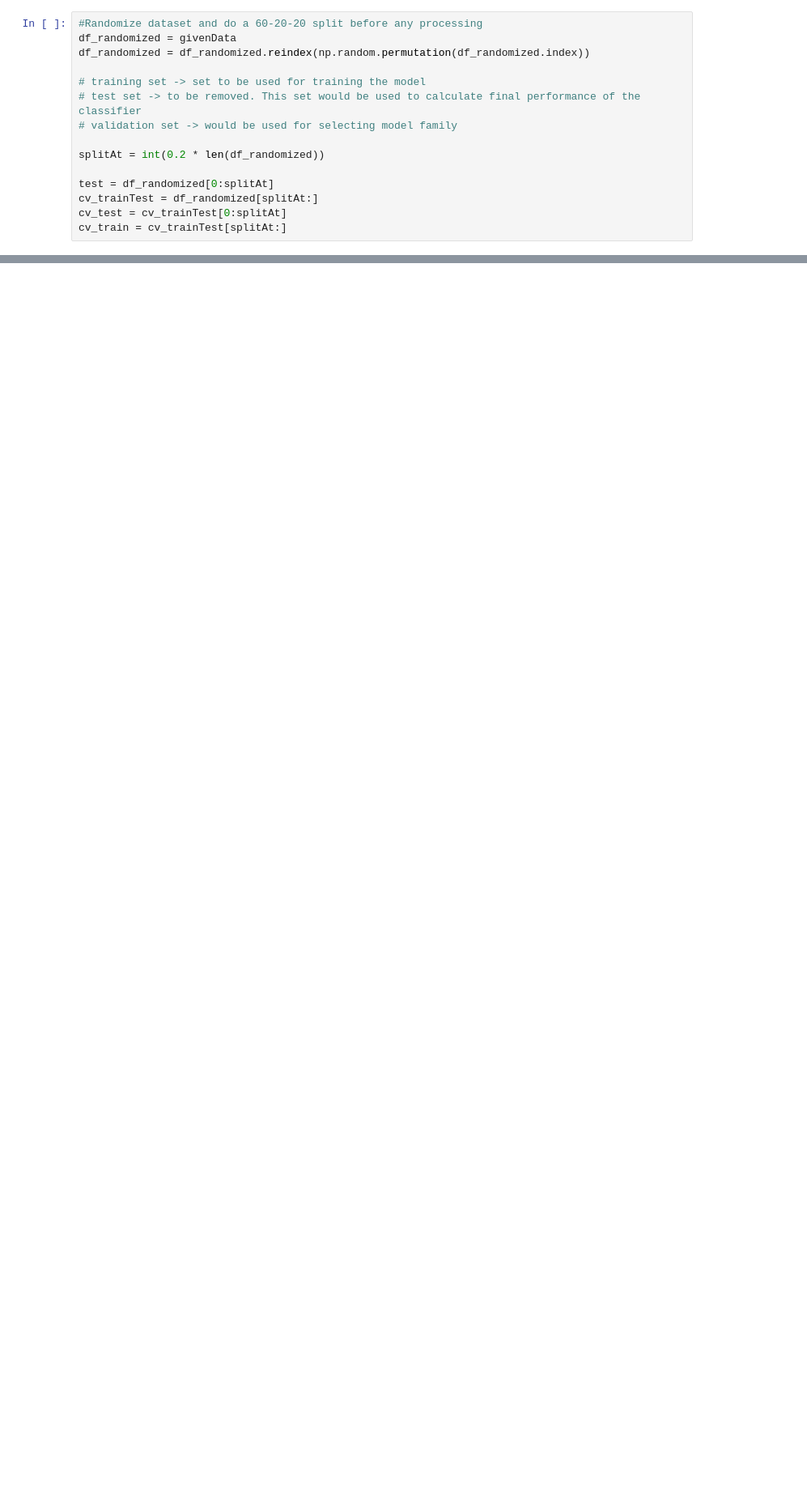
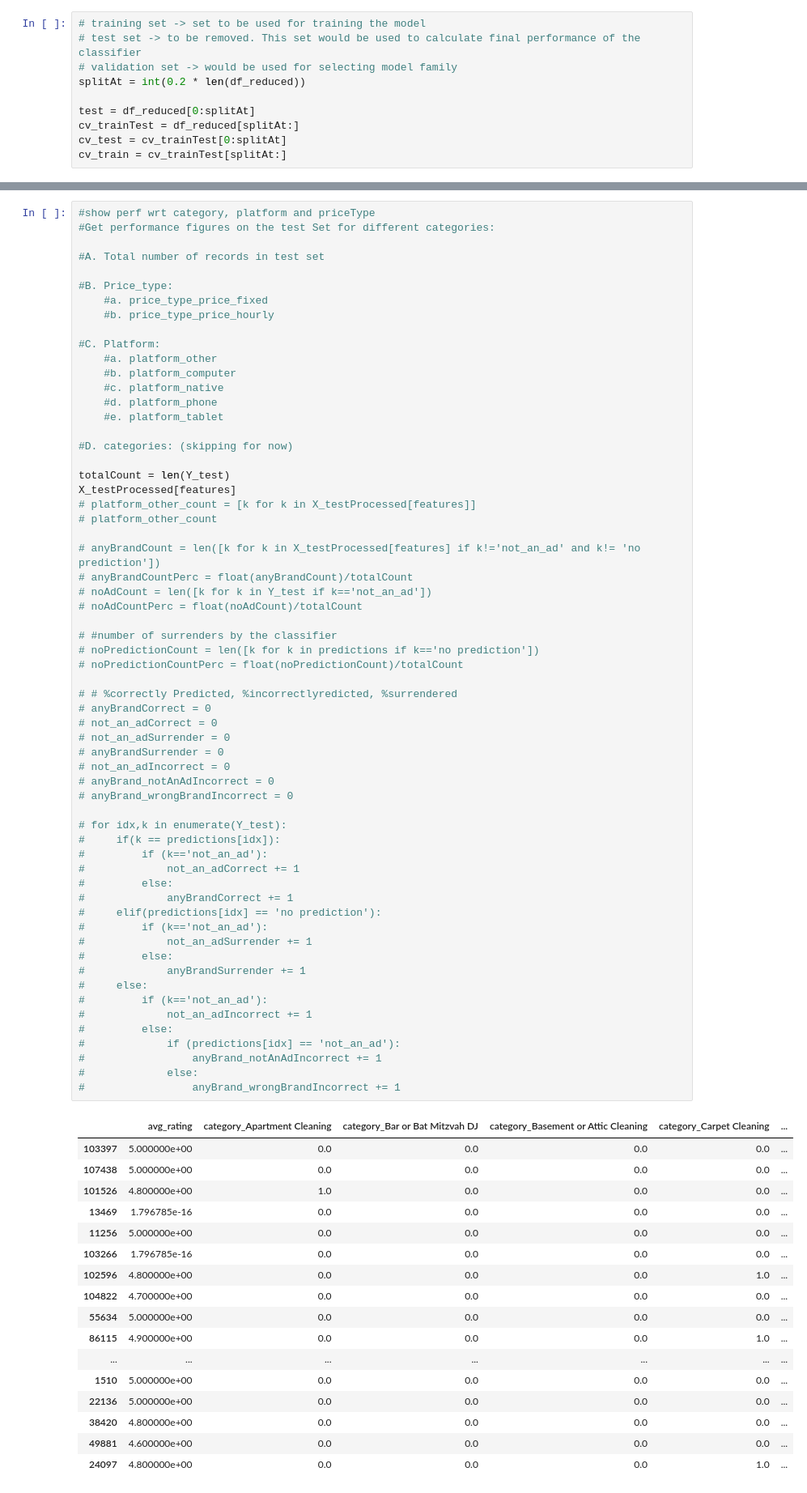
Before and after one commit to siddhartha-chandra/contactedPredictor, a Jupyter notebook: sample/Thumbtack_Predictor.ipynb, the cells around one changed output, grey strips where cells are left out. Shown at 81% size. Drawn from its saved outputs; the diff is of its cells as text; blank space fills up the shorter version.

```diff
--- a/sample/Thumbtack_Predictor.ipynb
+++ b/sample/Thumbtack_Predictor.ipynb
@@ -73,16 +145,11 @@ Name: contacted, dtype: int64
 # %%
-#Randomize dataset and do a 60-20-20 split before any processing
-df_randomized = givenData
-df_randomized = df_randomized.reindex(np.random.permutation(df_randomized.index))
-
 # training set -> set to be used for training the model
 # test set -> to be removed. This set would be used to calculate final performance of the classifier
 # validation set -> would be used for selecting model family
+splitAt = int(0.2 * len(df_reduced))
 
-splitAt = int(0.2 * len(df_randomized))
-
-test = df_randomized[0:splitAt]
-cv_trainTest = df_randomized[splitAt:]
+test = df_reduced[0:splitAt]
+cv_trainTest = df_reduced[splitAt:]
 cv_test = cv_trainTest[0:splitAt]
 cv_train = cv_trainTest[splitAt:]
 # %%
@@ -340,0 +388,79 @@ NameError: name 'cv_trainTest' is not defined
+# %%
+#show perf wrt category, platform and priceType
+#Get performance figures on the test Set for different categories:
+
+#A. Total number of records in test set
+
+#B. Price_type:
+    #a. price_type_price_fixed
+    #b. price_type_price_hourly
+
+#C. Platform:
+    #a. platform_other
+    #b. platform_computer
+    #c. platform_native
+    #d. platform_phone
+    #e. platform_tablet
+
+#D. categories: (skipping for now)
+
+totalCount = len(Y_test)
+X_testProcessed[features]
+# platform_other_count = [k for k in X_testProcessed[features]]
+# platform_other_count
+
+# anyBrandCount = len([k for k in X_testProcessed[features] if k!='not_an_ad' and k!= 'no prediction'])
+# anyBrandCountPerc = float(anyBrandCount)/totalCount
+# noAdCount = len([k for k in Y_test if k=='not_an_ad'])
+# noAdCountPerc = float(noAdCount)/totalCount
+
+# #number of surrenders by the classifier
+# noPredictionCount = len([k for k in predictions if k=='no prediction'])
+# noPredictionCountPerc = float(noPredictionCount)/totalCount
+
+# # %correctly Predicted, %incorrectlyredicted, %surrendered
+# anyBrandCorrect = 0
+# not_an_adCorrect = 0
+# not_an_adSurrender = 0
+# anyBrandSurrender = 0
+# not_an_adIncorrect = 0
+# anyBrand_notAnAdIncorrect = 0
+# anyBrand_wrongBrandIncorrect = 0
+
+# for idx,k in enumerate(Y_test):
+#     if(k == predictions[idx]):
+#         if (k=='not_an_ad'):
+#             not_an_adCorrect += 1
+#         else:
+#             anyBrandCorrect += 1
+#     elif(predictions[idx] == 'no prediction'):
+#         if (k=='not_an_ad'):
+#             not_an_adSurrender += 1
+#         else:
+#             anyBrandSurrender += 1
+#     else:
+#         if (k=='not_an_ad'):
+#             not_an_adIncorrect += 1
+#         else:
+#             if (predictions[idx] == 'not_an_ad'):
+#                 anyBrand_notAnAdIncorrect += 1
+#             else:
+#                 anyBrand_wrongBrandIncorrect += 1
+# %% [output]
+|  | avg_rating | category_Apartment Cleaning | category_Bar or Bat Mitzvah DJ | category_Basement or Attic Cleaning | category_Carpet Cleaning | ... |
+| 103397 | 5.000000e+00 | 0.0 | 0.0 | 0.0 | 0.0 | ... |
+| 107438 | 5.000000e+00 | 0.0 | 0.0 | 0.0 | 0.0 | ... |
+| 101526 | 4.800000e+00 | 1.0 | 0.0 | 0.0 | 0.0 | ... |
+| 13469 | 1.796785e-16 | 0.0 | 0.0 | 0.0 | 0.0 | ... |
+| 11256 | 5.000000e+00 | 0.0 | 0.0 | 0.0 | 0.0 | ... |
+| 103266 | 1.796785e-16 | 0.0 | 0.0 | 0.0 | 0.0 | ... |
+| 102596 | 4.800000e+00 | 0.0 | 0.0 | 0.0 | 1.0 | ... |
+| 104822 | 4.700000e+00 | 0.0 | 0.0 | 0.0 | 0.0 | ... |
+| 55634 | 5.000000e+00 | 0.0 | 0.0 | 0.0 | 0.0 | ... |
+| 86115 | 4.900000e+00 | 0.0 | 0.0 | 0.0 | 1.0 | ... |
+| ... | ... | ... | ... | ... | ... | ... |
+| 1510 | 5.000000e+00 | 0.0 | 0.0 | 0.0 | 0.0 | ... |
+| 22136 | 5.000000e+00 | 0.0 | 0.0 | 0.0 | 0.0 | ... |
+| 38420 | 4.800000e+00 | 0.0 | 0.0 | 0.0 | 0.0 | ... |
+| 49881 | 4.600000e+00 | 0.0 | 0.0 | 0.0 | 0.0 | ... |
+| 24097 | 4.800000e+00 | 0.0 | 0.0 | 0.0 | 1.0 | ... |
```
Also changed, not shown: parts of 18 cells of this notebook.
